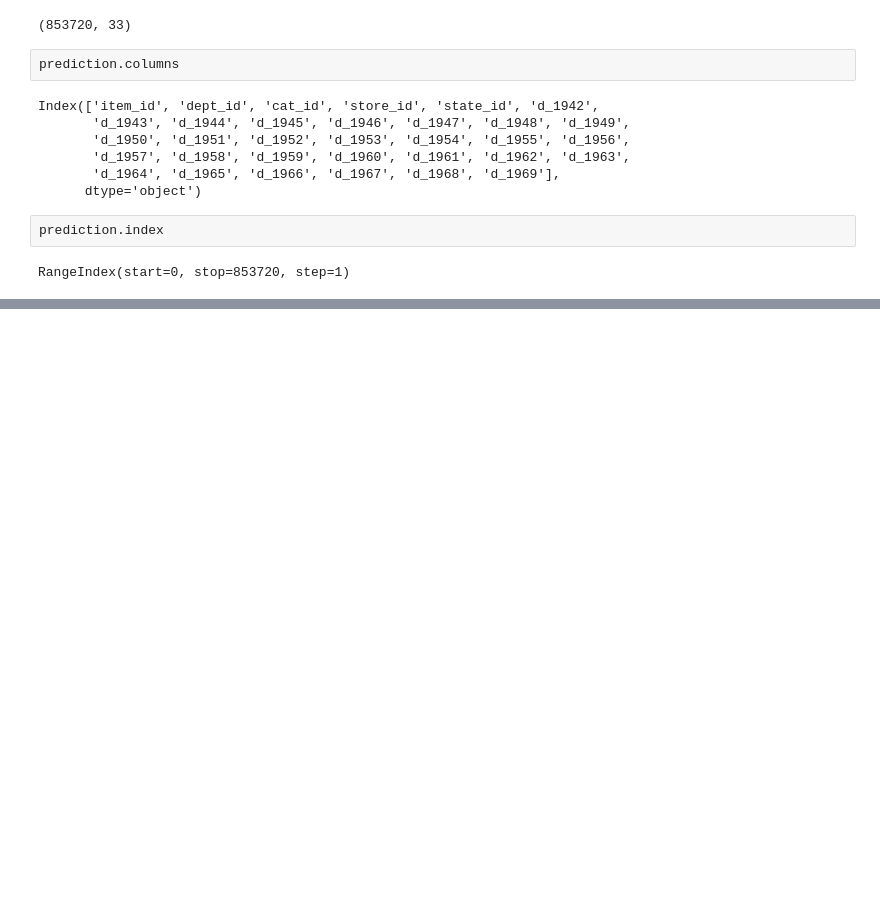
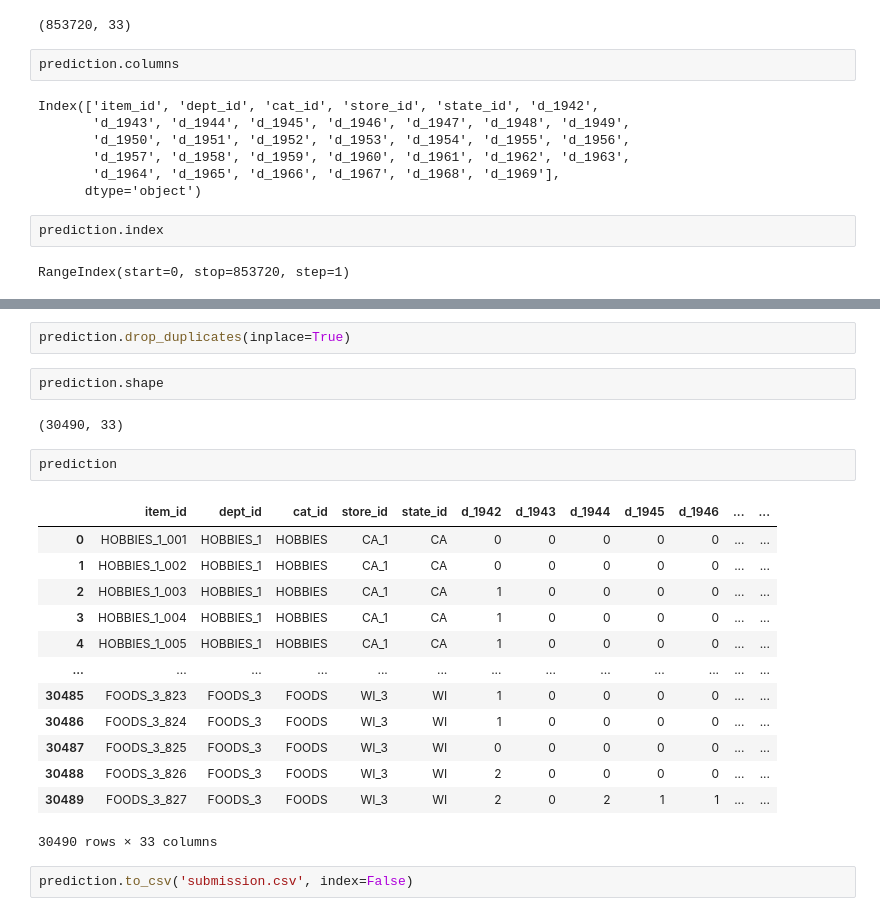
Before and after one commit to lrcorre10/DS-CaseStudy-SalesForecast, a Jupyter notebook: test.ipynb, the cells around one changed output, grey strips where cells are left out. Cells and saved outputs as stored; diff of their text form; blank space fills up the shorter version.

Commit message:
final test and submission file

```diff
--- a/test.ipynb
+++ b/test.ipynb
@@ -163,0 +211,24 @@ RangeIndex(start=0, stop=853720, step=1)
+# %%
+prediction.drop_duplicates(inplace=True)
+# %%
+prediction.shape
+# %% [output]
+(30490, 33)
+# %%
+prediction
+# %% [output]
+|  | item_id | dept_id | cat_id | store_id | state_id | d_1942 | d_1943 | d_1944 | d_1945 | d_1946 | ... | ... |
+| 0 | HOBBIES_1_001 | HOBBIES_1 | HOBBIES | CA_1 | CA | 0 | 0 | 0 | 0 | 0 | ... | ... |
+| 1 | HOBBIES_1_002 | HOBBIES_1 | HOBBIES | CA_1 | CA | 0 | 0 | 0 | 0 | 0 | ... | ... |
+| 2 | HOBBIES_1_003 | HOBBIES_1 | HOBBIES | CA_1 | CA | 1 | 0 | 0 | 0 | 0 | ... | ... |
+| 3 | HOBBIES_1_004 | HOBBIES_1 | HOBBIES | CA_1 | CA | 1 | 0 | 0 | 0 | 0 | ... | ... |
+| 4 | HOBBIES_1_005 | HOBBIES_1 | HOBBIES | CA_1 | CA | 1 | 0 | 0 | 0 | 0 | ... | ... |
+| ... | ... | ... | ... | ... | ... | ... | ... | ... | ... | ... | ... | ... |
+| 30485 | FOODS_3_823 | FOODS_3 | FOODS | WI_3 | WI | 1 | 0 | 0 | 0 | 0 | ... | ... |
+| 30486 | FOODS_3_824 | FOODS_3 | FOODS | WI_3 | WI | 1 | 0 | 0 | 0 | 0 | ... | ... |
+| 30487 | FOODS_3_825 | FOODS_3 | FOODS | WI_3 | WI | 0 | 0 | 0 | 0 | 0 | ... | ... |
+| 30488 | FOODS_3_826 | FOODS_3 | FOODS | WI_3 | WI | 2 | 0 | 0 | 0 | 0 | ... | ... |
+| 30489 | FOODS_3_827 | FOODS_3 | FOODS | WI_3 | WI | 2 | 0 | 2 | 1 | 1 | ... | ... |
+30490 rows × 33 columns
+# %%
+prediction.to_csv('submission.csv', index=False)
```
Also changed, not shown: parts of 4 cells of this notebook, 1 other file.
